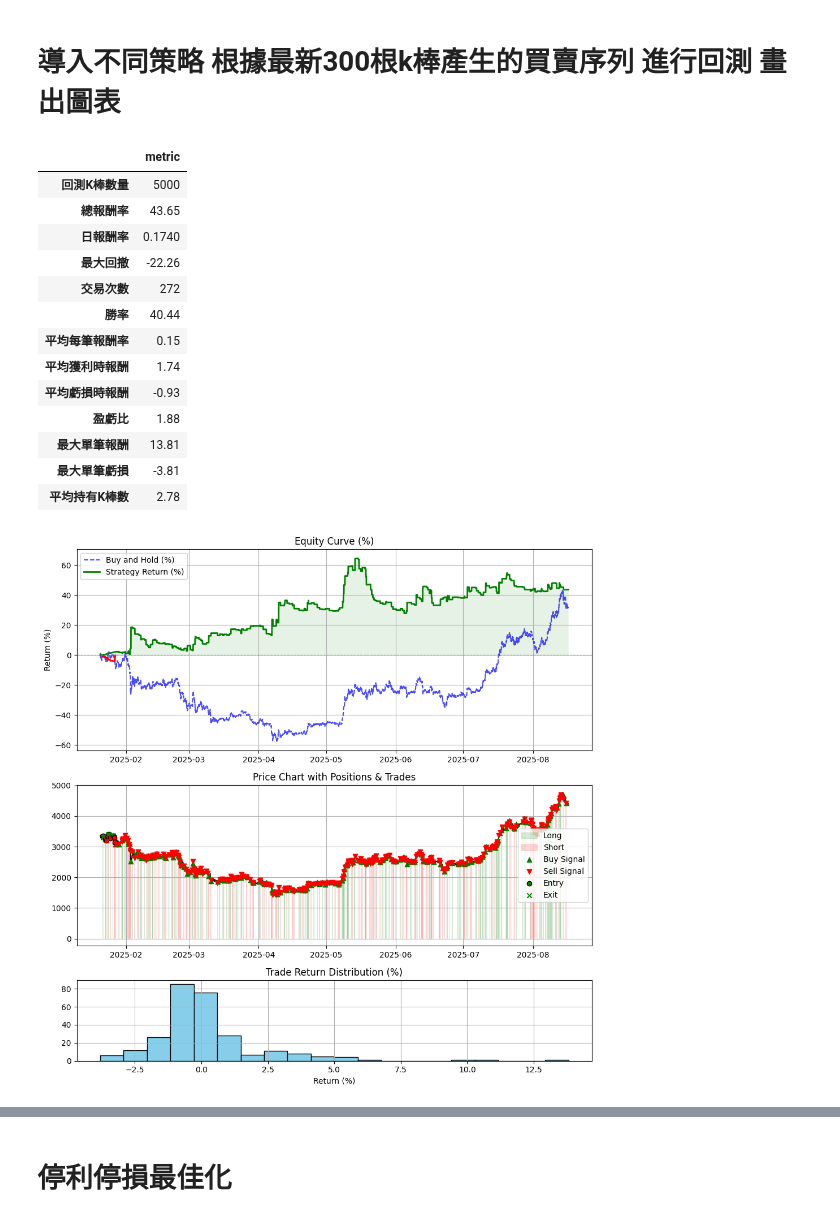
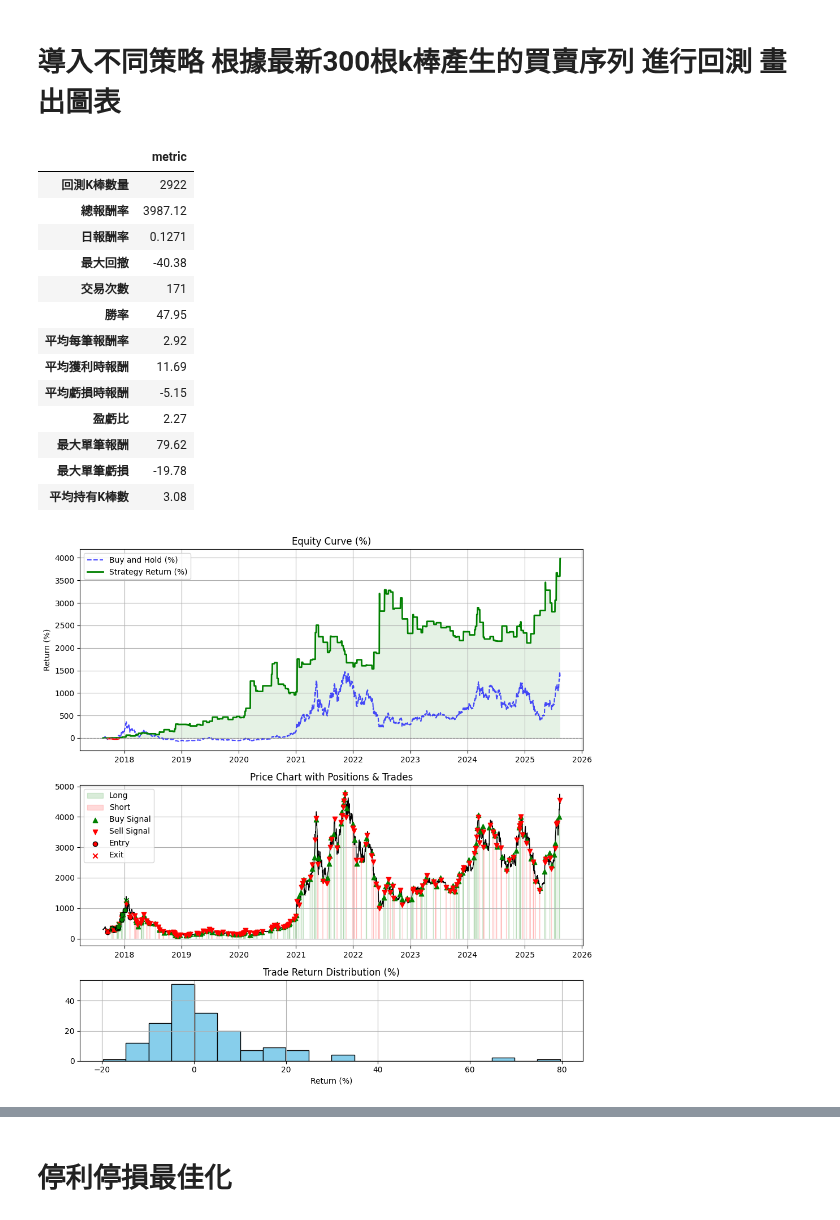
Before and after one commit to skywalker0803r/Vedanta, a Jupyter notebook: backtest_usage.ipynb, the cells around one changed output, grey strips where cells are left out. Saved outputs shown, nothing was run; the diff lists cells and outputs as text; code cells hidden in the pictures.

```diff
--- a/backtest_usage.ipynb
+++ b/backtest_usage.ipynb
@@ -4,47 +4,47 @@
 from Technicalindicatorstrategy import vegas,turtle_strategy,macd,turtle_strategy_filter
 from Backtest.backtest import backtest_signals
 from Plot.plot import plot_backtest_result
 import pandas as pd
 from datetime import datetime,timedelta
 import warnings
 warnings.filterwarnings('ignore')
 import numpy as np
 np.random.seed(42)  # ✅ 固定隨機性（可重現性）
 import random
 random.seed(42)
 
-df_signals = turtle_strategy_filter.get_signals('ETHUSDT','1h',datetime.now(),5000)
+df_signals = turtle_strategy_filter.get_signals('ETHUSDT','1d',datetime.now(),3650)
 
 result = backtest_signals(
     df_signals.copy(),
     initial_capital = 33, # 1000台幣
     fee_rate = 0.0000, # 合約手續費
     leverage = 1, # 槓桿
     allow_short = True, # 是否做空
     stop_loss = None,       # 停損閾值，例如0.05代表5%
     take_profit = None,     # 停利閾值
     capital_ratio = 1, # 每次使用的資金佔比
     max_hold_bars = 100000,# 最大持有K棒數
     delay_entry=True
     )
 display(pd.DataFrame(result['metric'],index=['metric']).T)
 plot_backtest_result(result)
 display(pd.DataFrame(result['trades_log']).tail(10).style.background_gradient())
-display(df_signals.loc[df_signals['signal']!=0,['timestamp','signal','close']].tail(10).style.background_gradient())
+display(df_signals.loc[df_signals['signal']!=0,['timestamp','signal','close','reason','stop_loss']].tail(10).style.background_gradient())
 # %% [output]
 |  | metric |
-| 回測K棒數量 | 5000 |
-| 總報酬率 | 43.65 |
-| 日報酬率 | 0.1740 |
-| 最大回撤 | -22.26 |
-| 交易次數 | 272 |
-| 勝率 | 40.44 |
-| 平均每筆報酬率 | 0.15 |
-| 平均獲利時報酬 | 1.74 |
-| 平均虧損時報酬 | -0.93 |
-| 盈虧比 | 1.88 |
-| 最大單筆報酬 | 13.81 |
-| 最大單筆虧損 | -3.81 |
-| 平均持有K棒數 | 2.78 |
+| 回測K棒數量 | 2922 |
+| 總報酬率 | 3987.12 |
+| 日報酬率 | 0.1271 |
+| 最大回撤 | -40.38 |
+| 交易次數 | 171 |
+| 勝率 | 47.95 |
+| 平均每筆報酬率 | 2.92 |
+| 平均獲利時報酬 | 11.69 |
+| 平均虧損時報酬 | -5.15 |
+| 盈虧比 | 2.27 |
+| 最大單筆報酬 | 79.62 |
+| 最大單筆虧損 | -19.78 |
+| 平均持有K棒數 | 3.08 |
-[figure, old version]
+[figure, new version]
 |  | entry_time | exit_time | side | entry_price | exit_price | bars_held | return | reason |
```
Also changed, not shown: parts of 1 cell of this notebook, 1 other file.
